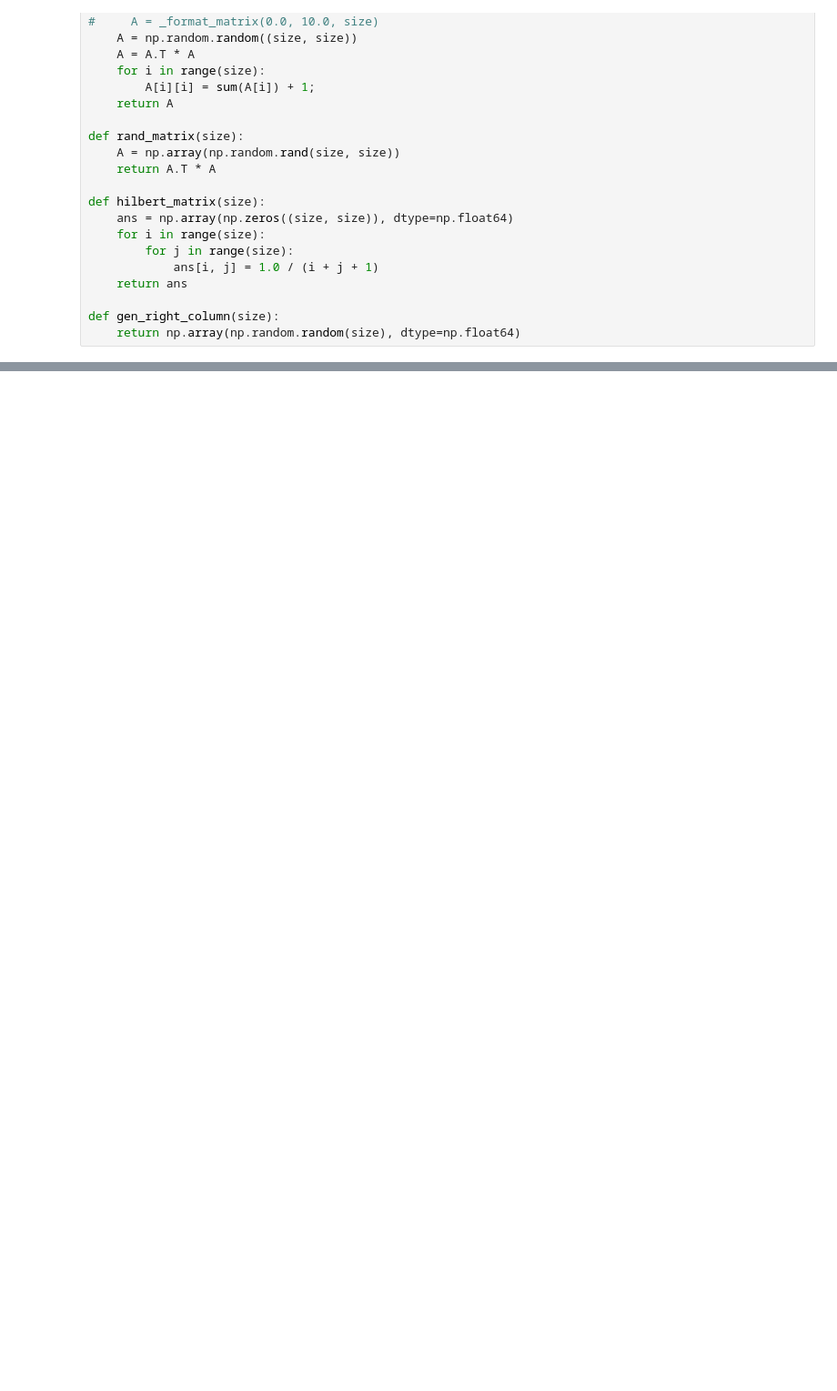
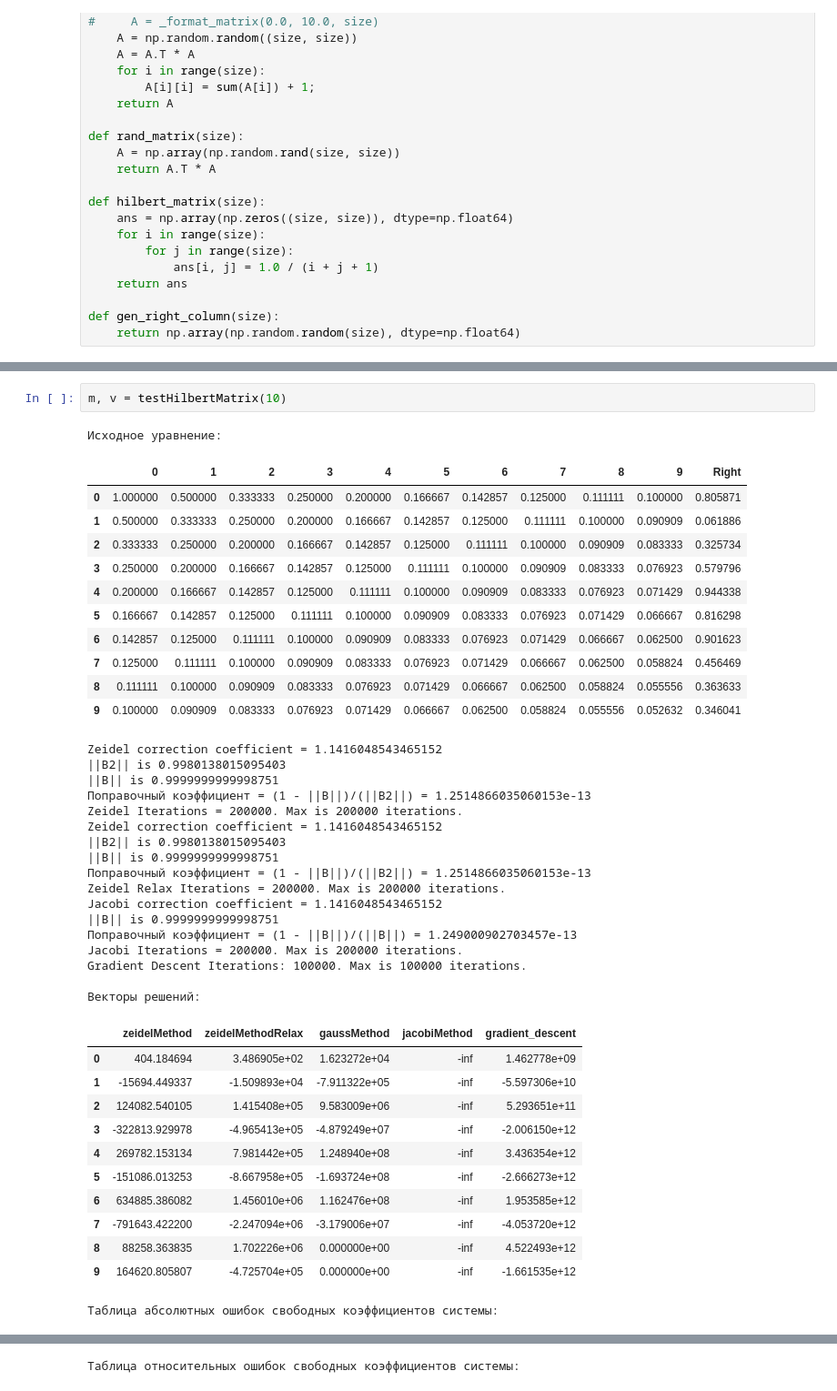
Before and after one commit to maxLundin/computational_methods, a Jupyter notebook: hw2/Tests.ipynb, the cells around one changed output, grey strips where cells are left out. Shown at 91% size. Drawn from its saved outputs; the diff is of its cells as text; blank space fills up the shorter version.

```diff
--- a/hw2/Tests.ipynb
+++ b/hw2/Tests.ipynb
@@ -260,0 +218,44 @@ Gradient Descent Iterations: 9. Max is 100000 iterations.
+# %%
+m, v = testHilbertMatrix(10)
+# %% [output]
+Исходное уравнение:
+|  | 0 | 1 | 2 | 3 | 4 | 5 | 6 | 7 | 8 | 9 | Right |
+| 0 | 1.000000 | 0.500000 | 0.333333 | 0.250000 | 0.200000 | 0.166667 | 0.142857 | 0.125000 | 0.111111 | 0.100000 | 0.805871 |
+| 1 | 0.500000 | 0.333333 | 0.250000 | 0.200000 | 0.166667 | 0.142857 | 0.125000 | 0.111111 | 0.100000 | 0.090909 | 0.061886 |
+| 2 | 0.333333 | 0.250000 | 0.200000 | 0.166667 | 0.142857 | 0.125000 | 0.111111 | 0.100000 | 0.090909 | 0.083333 | 0.325734 |
+| 3 | 0.250000 | 0.200000 | 0.166667 | 0.142857 | 0.125000 | 0.111111 | 0.100000 | 0.090909 | 0.083333 | 0.076923 | 0.579796 |
+| 4 | 0.200000 | 0.166667 | 0.142857 | 0.125000 | 0.111111 | 0.100000 | 0.090909 | 0.083333 | 0.076923 | 0.071429 | 0.944338 |
+| 5 | 0.166667 | 0.142857 | 0.125000 | 0.111111 | 0.100000 | 0.090909 | 0.083333 | 0.076923 | 0.071429 | 0.066667 | 0.816298 |
+| 6 | 0.142857 | 0.125000 | 0.111111 | 0.100000 | 0.090909 | 0.083333 | 0.076923 | 0.071429 | 0.066667 | 0.062500 | 0.901623 |
+| 7 | 0.125000 | 0.111111 | 0.100000 | 0.090909 | 0.083333 | 0.076923 | 0.071429 | 0.066667 | 0.062500 | 0.058824 | 0.456469 |
+| 8 | 0.111111 | 0.100000 | 0.090909 | 0.083333 | 0.076923 | 0.071429 | 0.066667 | 0.062500 | 0.058824 | 0.055556 | 0.363633 |
+| 9 | 0.100000 | 0.090909 | 0.083333 | 0.076923 | 0.071429 | 0.066667 | 0.062500 | 0.058824 | 0.055556 | 0.052632 | 0.346041 |
+Zeidel correction coefficient = 1.1416048543465152
+||B2|| is 0.9980138015095403
+||B|| is 0.9999999999998751
+Поправочный коэффициент = (1 - ||B||)/(||B2||) = 1.2514866035060153e-13
+Zeidel Iterations = 200000. Max is 200000 iterations.
+Zeidel correction coefficient = 1.1416048543465152
+||B2|| is 0.9980138015095403
+||B|| is 0.9999999999998751
+Поправочный коэффициент = (1 - ||B||)/(||B2||) = 1.2514866035060153e-13
+Zeidel Relax Iterations = 200000. Max is 200000 iterations.
+Jacobi correction coefficient = 1.1416048543465152
+||B|| is 0.9999999999998751
+Поправочный коэффициент = (1 - ||B||)/(||B||) = 1.249000902703457e-13
+Jacobi Iterations = 200000. Max is 200000 iterations.
+Gradient Descent Iterations: 100000. Max is 100000 iterations.
+
+Векторы решений:
+|  | zeidelMethod | zeidelMethodRelax | gaussMethod | jacobiMethod | gradient_descent |
+| 0 | 404.184694 | 3.486905e+02 | 1.623272e+04 | -inf | 1.462778e+09 |
+| 1 | -15694.449337 | -1.509893e+04 | -7.911322e+05 | -inf | -5.597306e+10 |
+| 2 | 124082.540105 | 1.415408e+05 | 9.583009e+06 | -inf | 5.293651e+11 |
+| 3 | -322813.929978 | -4.965413e+05 | -4.879249e+07 | -inf | -2.006150e+12 |
+| 4 | 269782.153134 | 7.981442e+05 | 1.248940e+08 | -inf | 3.436354e+12 |
+| 5 | -151086.013253 | -8.667958e+05 | -1.693724e+08 | -inf | -2.666273e+12 |
+| 6 | 634885.386082 | 1.456010e+06 | 1.162476e+08 | -inf | 1.953585e+12 |
+| 7 | -791643.422200 | -2.247094e+06 | -3.179006e+07 | -inf | -4.053720e+12 |
+| 8 | 88258.363835 | 1.702226e+06 | 0.000000e+00 | -inf | 4.522493e+12 |
+| 9 | 164620.805807 | -4.725704e+05 | 0.000000e+00 | -inf | -1.661535e+12 |
+Таблица абсолютных ошибок свободных коэффициентов системы:
@@ -260,0 +273 @@ Gradient Descent Iterations: 9. Max is 100000 iterations.
+Таблица относительных ошибок свободных коэффициентов системы:
```
Also changed, not shown: parts of 5 cells of this notebook, 1 other file.
